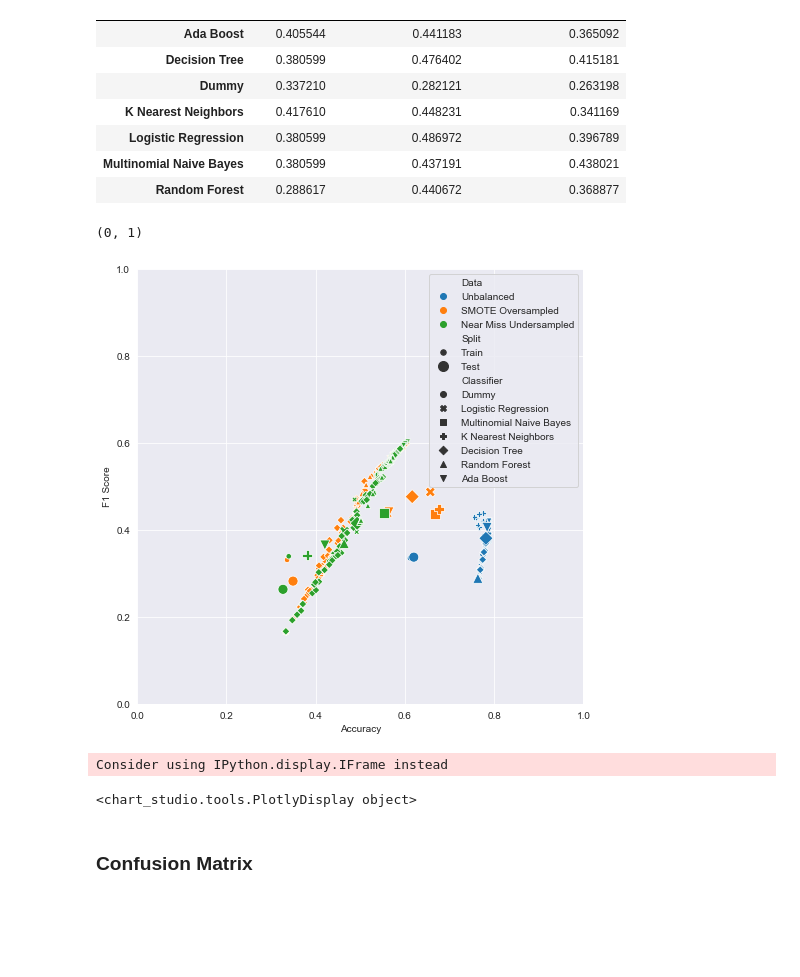
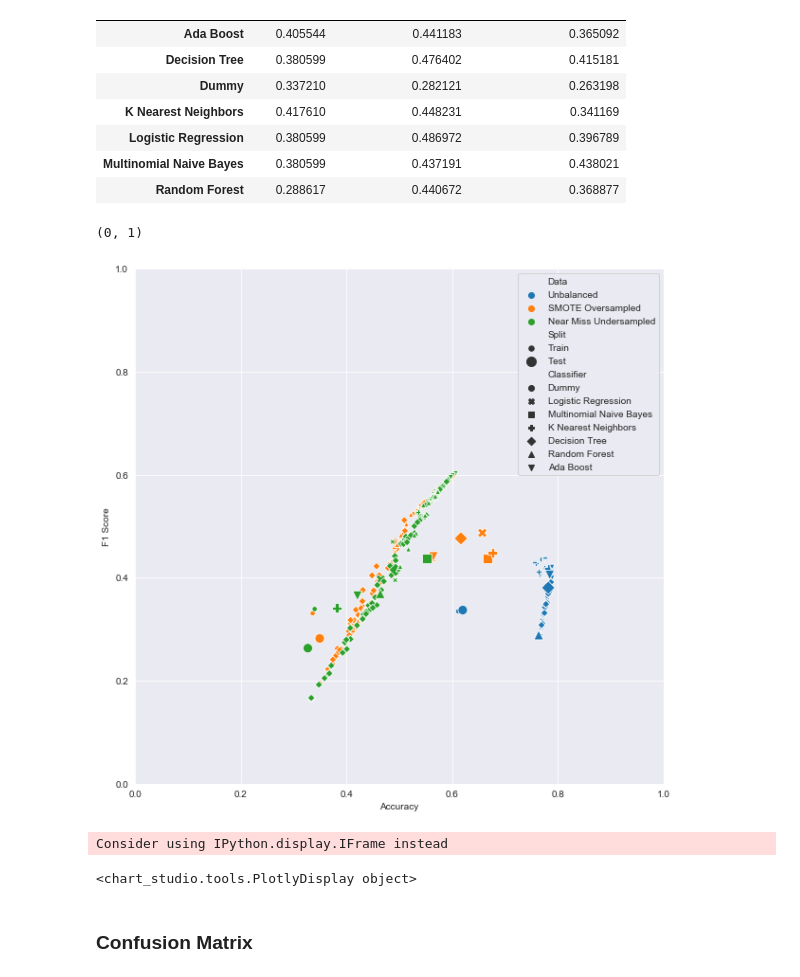
Before and after one commit to acdick/endangered_species_classification, a Jupyter notebook: Source/07_Interpretation.ipynb, the cells around one changed output. Saved outputs shown, nothing was run; the diff lists cells and outputs as text; code cells hidden in the pictures; blank space fills up the shorter version.

```diff
--- a/Source/07_Interpretation.ipynb
+++ b/Source/07_Interpretation.ipynb
@@ -107,17 +107,17 @@ f1_scores
 | Multinomial Naive Bayes | 0.380599 | 0.437191 | 0.438021 |
 | Random Forest | 0.288617 | 0.440672 | 0.368877 |
 # %%
-# pareto chart of classifier performance metrics
-fig, az = plt.subplots(figsize=(8,8))
+# pareto chart of classifier quality metrics
+fig, az = plt.subplots(figsize=(10,10))
 sns.scatterplot(x="Accuracy",
                 y="F1 Score",
                 hue='Data',
-                style='Classifier',
                 size='Split',
                 sizes=[30,100],
+                style='Classifier',
                 data=all_models)
 az.set_xlim(0,1)
 az.set_ylim(0,1)
 # %% [output]
 (0, 1)
-[figure, old version]
+[figure, new version]
@@ -156,14 +124,25 @@ def px_hover_text(df):
-# %%
-fig = px.scatter(all_models,
-                 x='Accuracy',
-                 y='F1 Score',
-                 color='Data',
-                 symbol='Classifier',
-                 hover_name='Split')
-py.iplot(fig, filename='endangered-species-quality')
-# %% [output]
-Consider using IPython.display.IFrame instead
-<chart_studio.tools.PlotlyDisplay object>
+# %%
+# classifier quality
+all_models['Size']   = all_models['Split'].apply(lambda x: 20 if x == 'Test' else 5)
+all_models['Params'] = all_models['Parameters'].apply(
+    lambda x: ''.join('<br>{}: {}'.format(k.title(),v) for k,v in x.items()))
+
+fig = px.scatter(all_models,
+                 x='Accuracy',
+                 y='F1 Score',
+                 symbol='Data',
+                 color='Classifier',
+                 size='Size',
+                 range_x=[0,1],
+                 range_y=[0,1],
+                 hover_name='Split',
+                 hover_data=['Precision','Recall',
+                             'Fit Time','Score Time','Total Time',
+                             'Params',])
+py.iplot(fig, filename='endangered-species-quality')
+# %% [output]
+Consider using IPython.display.IFrame instead
+<chart_studio.tools.PlotlyDisplay object>
 # %% [markdown]
 ### Confusion Matrix
 # %%
```
Also changed, not shown: parts of 7 cells of this notebook, 3 other files.
